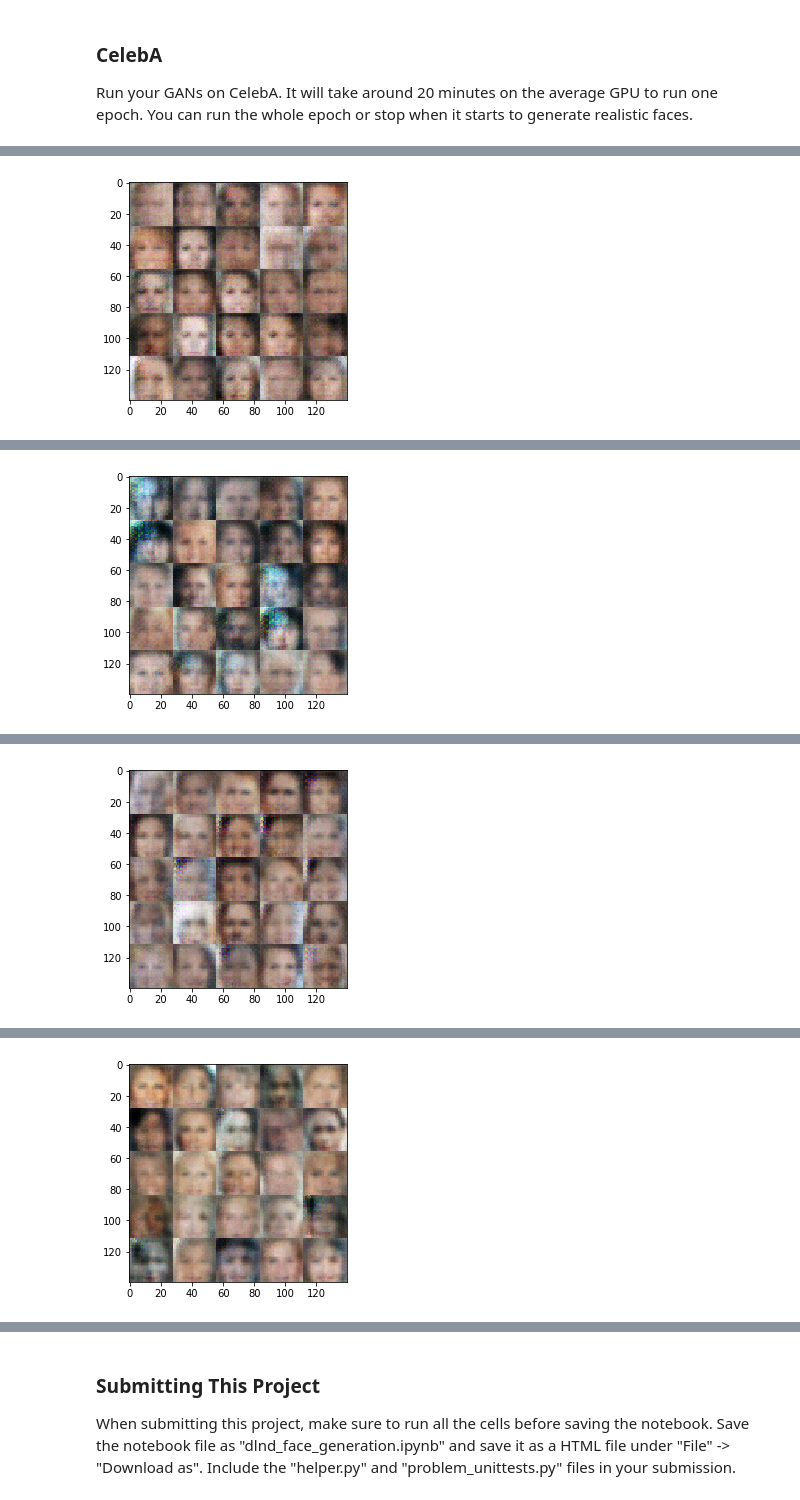
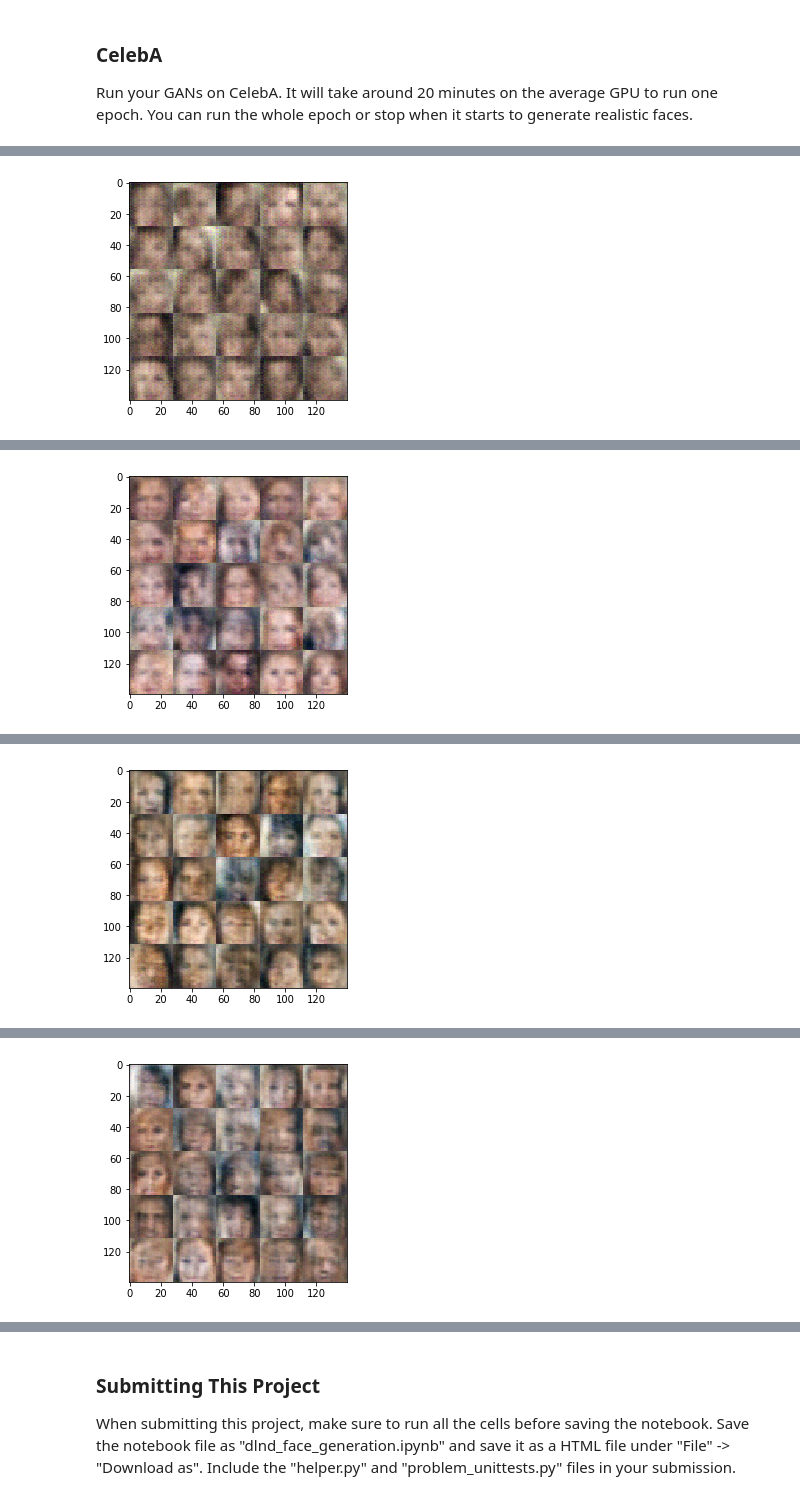
Before and after one commit to ohnozzy/deep-learning, a Jupyter notebook: face_generation/dlnd_face_generation.ipynb, the cells around one changed output, grey strips where cells are left out. Saved outputs shown, nothing was run; the diff lists cells and outputs as text; code cells hidden in the pictures.

```diff
--- a/face_generation/dlnd_face_generation.ipynb
+++ b/face_generation/dlnd_face_generation.ipynb
@@ -150,11 +150,11 @@ def discriminator(images, reuse=False, alpha=0.2):
         bn2 = tf.layers.batch_normalization(x2, training=True)
         relu2 = tf.maximum(alpha * bn2, bn2)
 
-        x3 = tf.layers.conv2d(relu2, 256, 5, strides=2, padding='same')
+        x3 = tf.layers.conv2d(relu2, 128, 5, strides=2, padding='same')
         bn3 = tf.layers.batch_normalization(x3, training=True)
         relu3 = tf.maximum(alpha * bn3, bn3)
 
-        flatten = tf.contrib.layers.flatten(relu3)
+        flatten = tf.contrib.layers.flatten(relu2)
         logits = tf.layers.dense(flatten, 1)
         out = tf.sigmoid(logits)
 
@@ -183,8 +183,8 @@ def generator(z, out_channel_dim,  is_train=True, alpha=0.2, ):
     with tf.variable_scope('generator', reuse=not is_train):
         # First fully connected layer
         #7x7x256
-        x1_1 = tf.layers.dense(z, 7*7*128)
-        x1_2 = tf.reshape(x1_1, (-1, 7, 7, 128))
+        x1_1 = tf.layers.dense(z, 7*7*64)
+        x1_2 = tf.reshape(x1_1, (-1, 7, 7, 64))
         x1_3 = tf.layers.batch_normalization(x1_2, training=is_train)
         x1_4 = tf.maximum(alpha * x1_3, x1_3)
         #14x14x256
@@ -192,11 +192,16 @@ def generator(z, out_channel_dim,  is_train=True, alpha=0.2, ):
         x2_2 = tf.layers.batch_normalization(x2_1, training=is_train)
         x2_3 = tf.maximum(alpha * x2_2, x2_2)
 
-        x3_1 = tf.layers.conv2d_transpose(x2_3, 32, 5, strides=2, padding='same')
+        x3_1 = tf.layers.conv2d_transpose(x2_3, 32, 5, strides=1, padding='same')
         x3_2 = tf.layers.batch_normalization(x3_1, training=is_train)
         x3_3 = tf.maximum(alpha * x3_2, x3_2)
+
+        x4_1 = tf.layers.conv2d_transpose(x3_3, 16, 5, strides=2, padding='same')
+        x4_2 = tf.layers.batch_normalization(x4_1, training=is_train)
+        x4_3 = tf.maximum(alpha * x4_2, x4_2)
+
         # Output layer, 28x28x3
-        logits = tf.layers.conv2d_transpose(x3_3, out_channel_dim, 5, strides=1, padding='same')
+        logits = tf.layers.conv2d_transpose(x4_3, out_channel_dim, 5, strides=1, padding='same')
         #logits = tf.layers.conv2d_transpose(x3_3, out_channel_dim, 5, strides=2, padding='same')
 
         out = tf.tanh(logits)
@@ -406,7 +402,7 @@ Epoch 2/2... Discriminator Loss: 0.1122... Generator Loss: 2.9018
 ### CelebA
 Run your GANs on CelebA.  It will take around 20 minutes on the average GPU to run one epoch.  You can run the whole epoch or stop when it starts to generate realistic faces.
 # %%
-batch_size = 64
+batch_size = 128
 z_dim = 64
 learning_rate = 0.0002
 beta1 = 0.5
@@ -427 +423 @@ Epoch 1/1... Discriminator Loss: 0.4439... Generator Loss: 3.3527
-[figure, old version]
+[figure, new version]
@@ -431 +427 @@ Epoch 1/1... Discriminator Loss: 0.0074... Generator Loss: 10.2727
-[figure, old version]
+[figure, new version]
@@ -434 +430 @@ Epoch 1/1... Discriminator Loss: 0.2519... Generator Loss: 2.2695
-[figure, old version]
+[figure, new version]
@@ -438 +431 @@ Epoch 1/1... Discriminator Loss: 0.0605... Generator Loss: 5.3721
-[figure, old version]
+[figure, new version]
```
Also changed, not shown: parts of 2 cells of this notebook.
